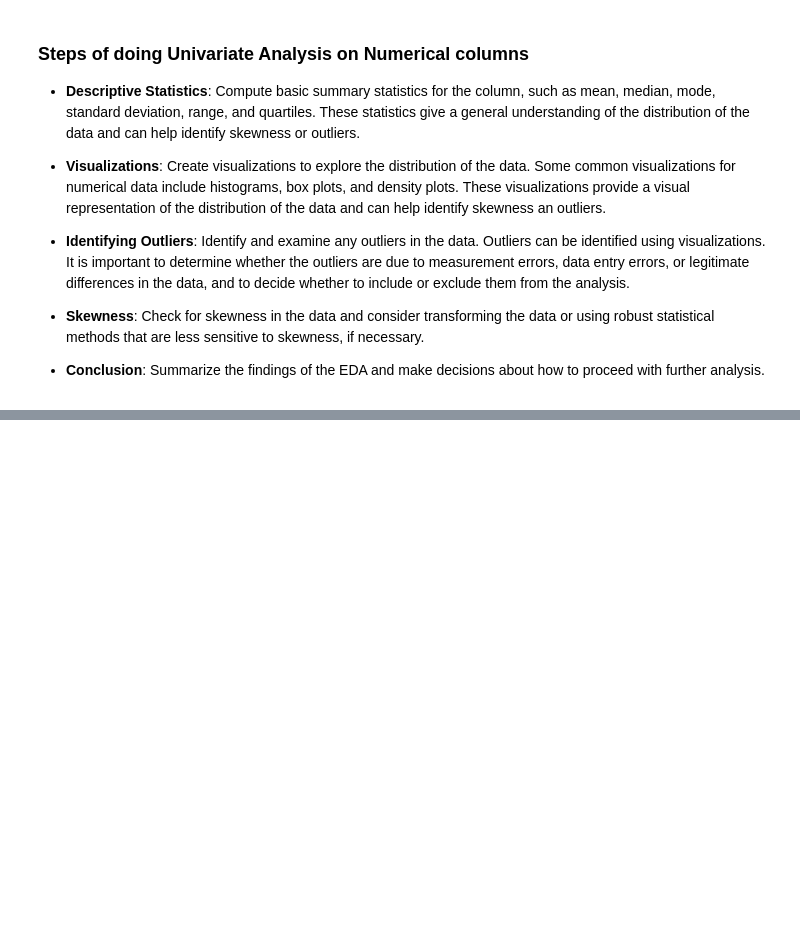
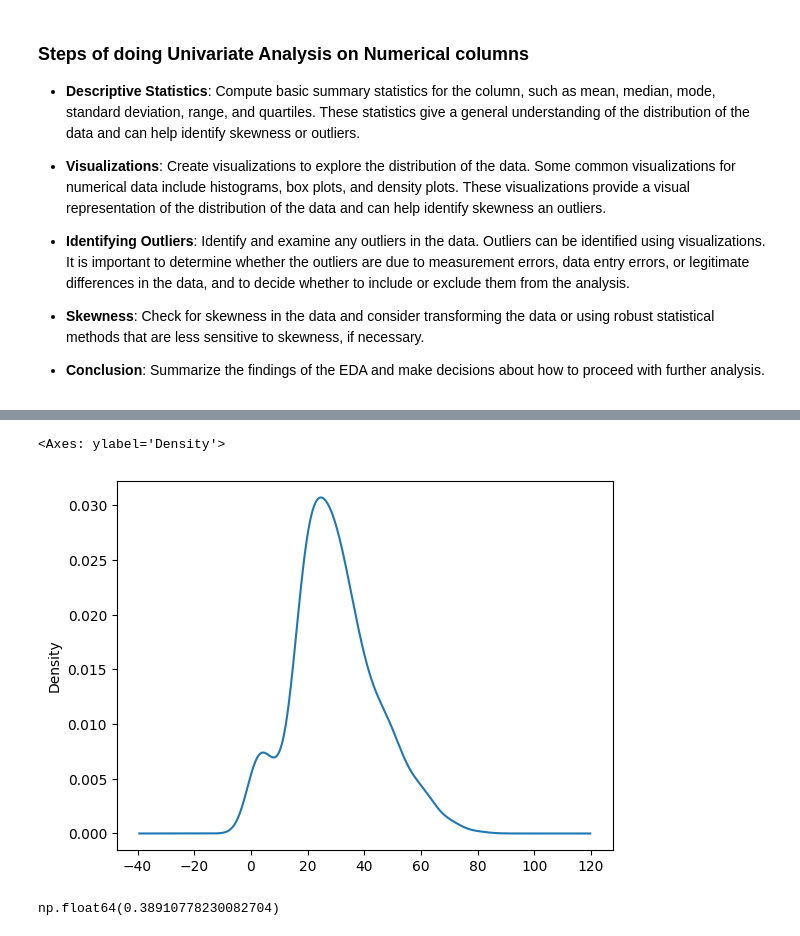
Before and after one commit to visheshbpatel/data-science, a Jupyter notebook: 07-data-analysis/29-exploratory-data-analysis/01-EDA.ipynb, the cells around one changed output, grey strips where cells are left out. Saved outputs shown, nothing was run; the diff lists cells and outputs as text; code cells hidden in the pictures; blank space fills up the shorter version.

```diff
--- a/07-data-analysis/29-exploratory-data-analysis/01-EDA.ipynb
+++ b/07-data-analysis/29-exploratory-data-analysis/01-EDA.ipynb
@@ -69,0 +93,9 @@ The shape of the data distribution is important in identifying the presence of o
+# %%
+df['Age'].plot(kind='kde')
+# %% [output]
+<Axes: ylabel='Density'>
+[figure, added]
+# %%
+df['Age'].skew()
+# %% [output]
+np.float64(0.38910778230082704)
```
Also changed, not shown: parts of 31 cells of this notebook.
